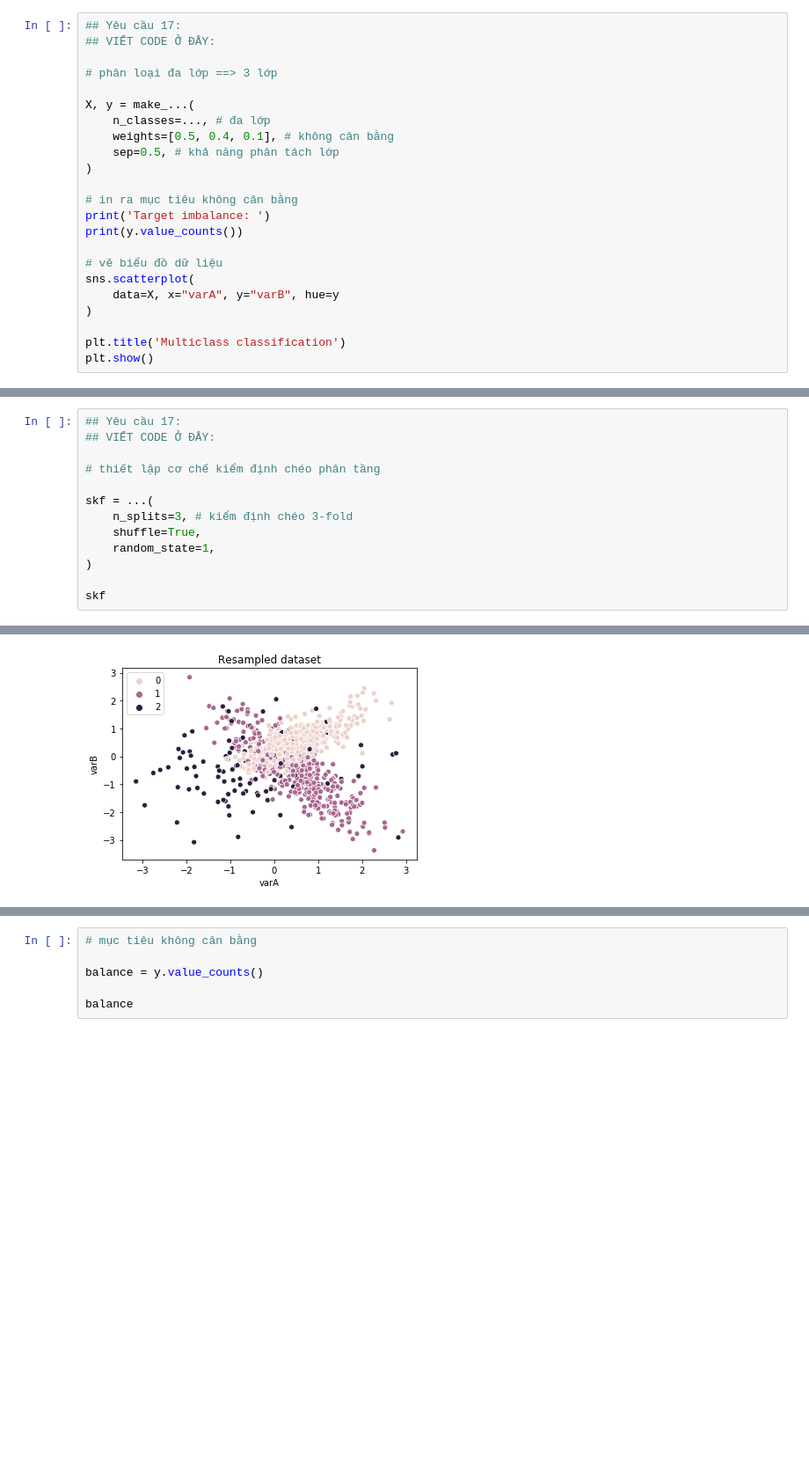
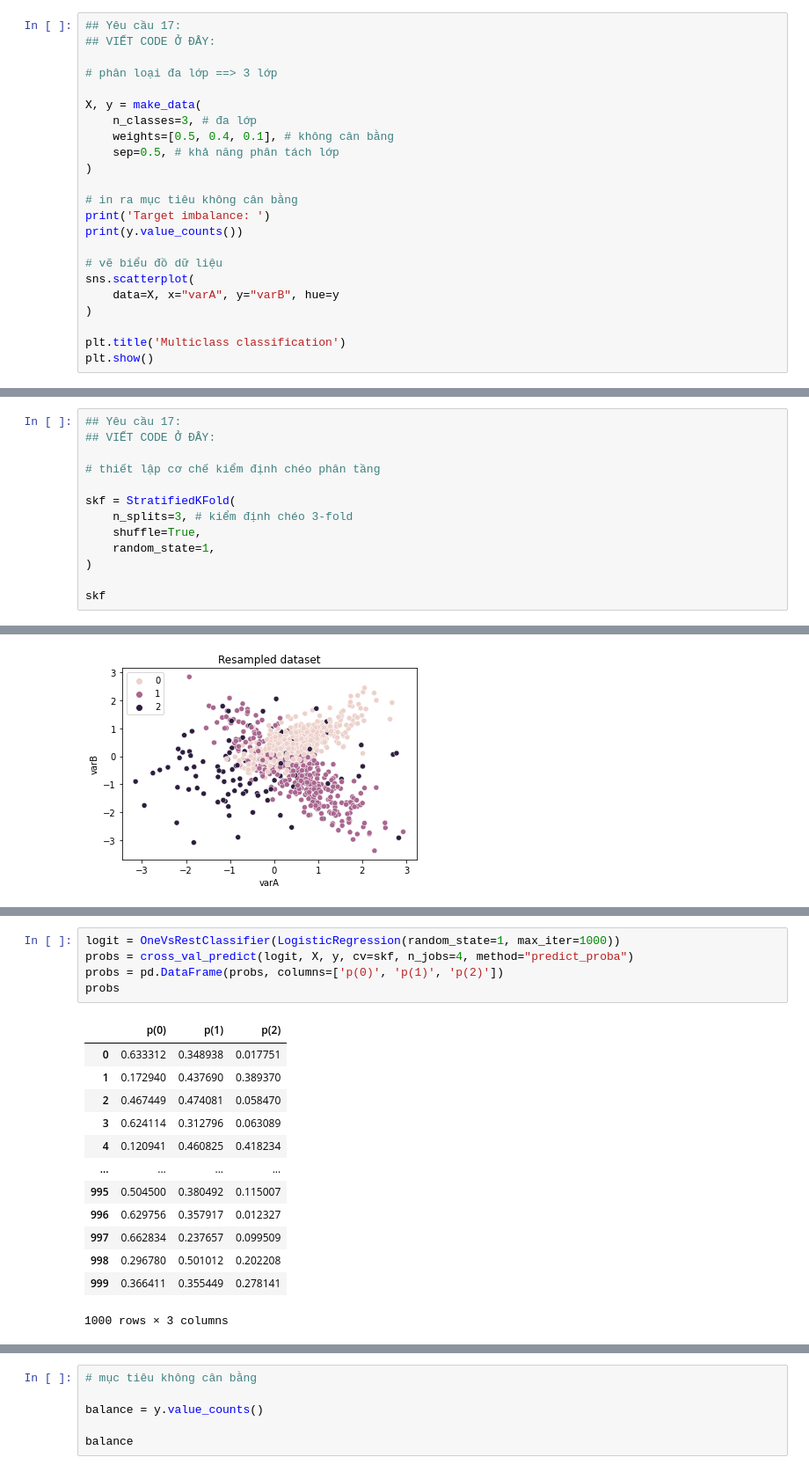
Before and after one commit to ngohongthai/ml-labs, a Jupyter notebook: classification/lab-13-undersampling/[VN]13_4 Ngưỡng Instance Hardness.ipynb, the cells around one changed output, grey strips where cells are left out. Shown at 88% size. Cells and saved outputs as stored; diff of their text form; blank space fills up the shorter version.

```diff
--- a/classification/lab-13-undersampling/[VN]13_4 Ngưỡng Instance Hardness.ipynb
+++ b/classification/lab-13-undersampling/[VN]13_4 Ngưỡng Instance Hardness.ipynb
@@ -873,8 +917,8 @@ Trong notebook này, chúng ta sẽ sử dụng ví dụ về phân loại nhị
 
 # phân loại đa lớp ==> 3 lớp
 
-X, y = make_...(
-    n_classes=..., # đa lớp
+X, y = make_data(
+    n_classes=3, # đa lớp
     weights=[0.5, 0.4, 0.1], # không cân bằng
     sep=0.5, # khả năng phân tách lớp
 )
@@ -921,7 +965,7 @@ Thông tin chi tiết về các hàm sklearn mà chúng ta sử dụng:
 
 # thiết lập cơ chế kiểm định chéo phân tầng
 
-skf = ...(
+skf = StratifiedKFold(
     n_splits=3, # kiểm định chéo 3-fold
     shuffle=True,
     random_state=1,
@@ -1109,0 +1159,19 @@ plt.show()
+# %%
+logit = OneVsRestClassifier(LogisticRegression(random_state=1, max_iter=1000))
+probs = cross_val_predict(logit, X, y, cv=skf, n_jobs=4, method="predict_proba")
+probs = pd.DataFrame(probs, columns=['p(0)', 'p(1)', 'p(2)'])
+probs
+# %% [output]
+|  | p(0) | p(1) | p(2) |
+| 0 | 0.633312 | 0.348938 | 0.017751 |
+| 1 | 0.172940 | 0.437690 | 0.389370 |
+| 2 | 0.467449 | 0.474081 | 0.058470 |
+| 3 | 0.624114 | 0.312796 | 0.063089 |
+| 4 | 0.120941 | 0.460825 | 0.418234 |
+| ... | ... | ... | ... |
+| 995 | 0.504500 | 0.380492 | 0.115007 |
+| 996 | 0.629756 | 0.357917 | 0.012327 |
+| 997 | 0.662834 | 0.237657 | 0.099509 |
+| 998 | 0.296780 | 0.501012 | 0.202208 |
+| 999 | 0.366411 | 0.355449 | 0.278141 |
+1000 rows × 3 columns
```
Also changed, not shown: parts of 16 cells of this notebook.
